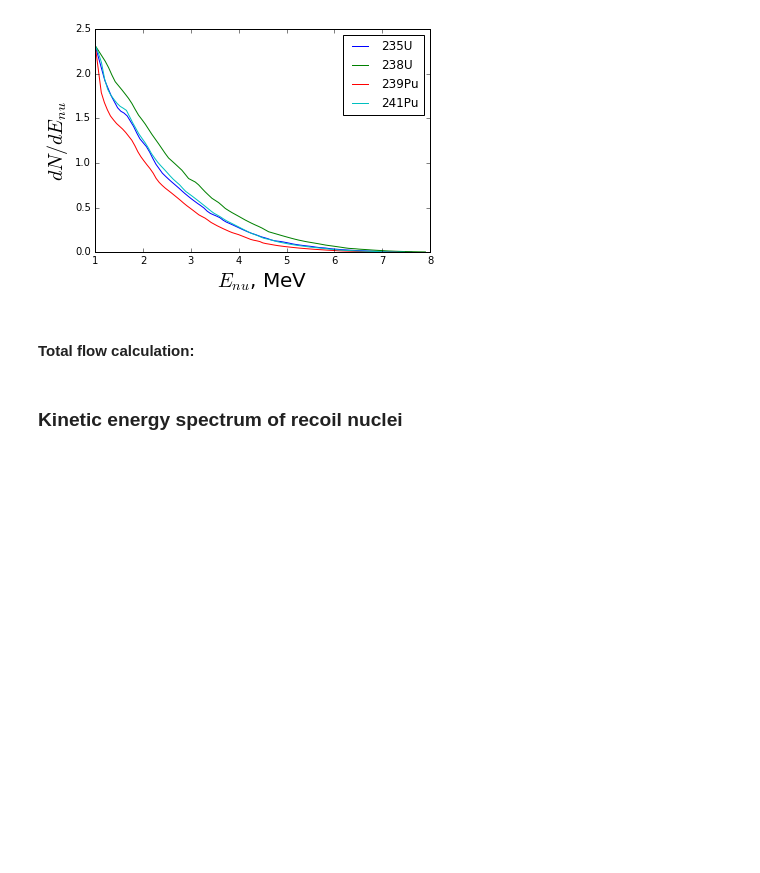
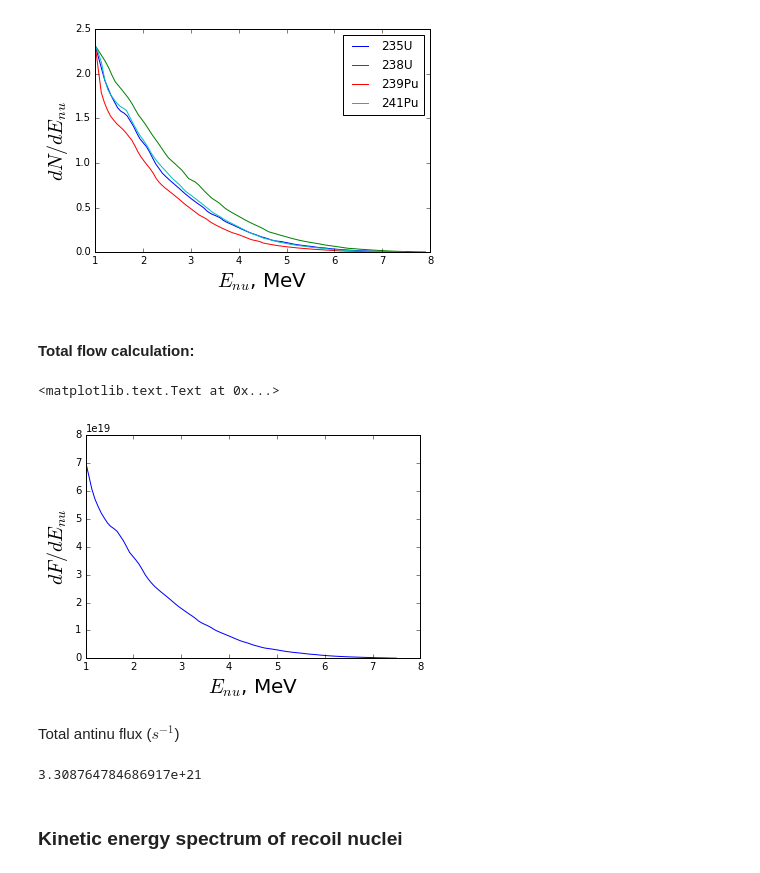
Before and after one commit to alisanozdrina/coherent_neutrino_scattering, a Jupyter notebook: vis/reactor_spectrum.ipynb, the cells around one changed output. Drawn from its saved outputs; the diff is of its cells as text; code cells hidden in the pictures; blank space fills up the shorter version.

Commit message:
ADDED calculation and plot for total reactor antinu spectrum

```diff
--- a/vis/reactor_spectrum.ipynb
+++ b/vis/reactor_spectrum.ipynb
@@ -13,15 +13,16 @@ from lib.config import config
 import lib.coherent_neutrino_nucleus as cn
 import lib.phys_constants as p_const
 from lib.SpectrumInterpolator import SpectrumInterpolator
+from lib.reactor import total_antineutrino_flux
 
 Ar_N = 21
 Ar_Z = 18
 Ar_M = 38.964313 * p_const.ATOMIC_MASS_UNIT # MeV
 
 ################################# Reactor ##########################################################
-POWER_REACTOR = 10 # MeV/s
+POWER_REACTOR = 1000 * p_const.JOULE_IN_eV # MeV/s
 # from "Reactor Neutrino Spectra" by Anna C. Hayes and Petr Vogel
-FISSION_ENERGY_235U  = 201.7
+FISSION_ENERGY_235U  = 201.7 # MeV/fission
 FISSION_ENERGY_238U  = 205.0
 FISSION_ENERGY_239Pu = 210.0
 FISSION_ENERGY_241Pu = 212.4
@@ -78,6 +79,39 @@ plt.ylabel('$ dN/dE_{nu} $', fontsize=20)
 [figure]
 # %% [markdown]
 #### Total flow calculation:
+# %%
+isotope_235U = {'FISSION_FRACTION': FISSION_FRACTION_235U, 'FISSION_ENERGY': FISSION_ENERGY_235U,
+                'ENERGY_SPECTRUM': interpolator_235U.interpolate}
+
+isotope_238U = {'FISSION_FRACTION': FISSION_FRACTION_238U, 'FISSION_ENERGY': FISSION_ENERGY_238U,
+                'ENERGY_SPECTRUM': interpolator_238U.interpolate}
+
+isotope_239Pu = {'FISSION_FRACTION': FISSION_FRACTION_239Pu, 'FISSION_ENERGY': FISSION_ENERGY_239Pu,
+                'ENERGY_SPECTRUM': interpolator_239Pu.interpolate}
+
+isotope_241Pu = {'FISSION_FRACTION': FISSION_FRACTION_241Pu, 'FISSION_ENERGY': FISSION_ENERGY_241Pu,
+                'ENERGY_SPECTRUM': interpolator_241Pu.interpolate}
+
+nu_energy_range = np.linspace(1., 7.5, 100) # MeV
+reactor_antinu_flux = total_antineutrino_flux(POWER_REACTOR,
+                        [isotope_235U, isotope_238U, isotope_239Pu, isotope_241Pu], nu_energy_range)
+
+plt.plot(nu_energy_range, reactor_antinu_flux)
+plt.xlabel('$E_{nu}$, MeV', fontsize=20)
+plt.ylabel('$ dF/dE_{nu} $', fontsize=20)
+# %% [output]
+<matplotlib.text.Text at 0x...>
+[figure, added]
+# %% [markdown]
+Total antinu flux ($s^{-1}$)
+# %%
+delta_en = nu_energy_range[1] - nu_energy_range[0]
+total_flux = 0.
+for i in range(nu_energy_range.size):
+    total_flux += reactor_antinu_flux[i] * nu_energy_range[i]
+total_flux
+# %% [output]
+3.308764784686917e+21
 # %% [markdown]
 ### Kinetic energy spectrum of recoil nuclei
 # %% [markdown]
```
Also changed, not shown: parts of 1 cell of this notebook, 1 other file.
